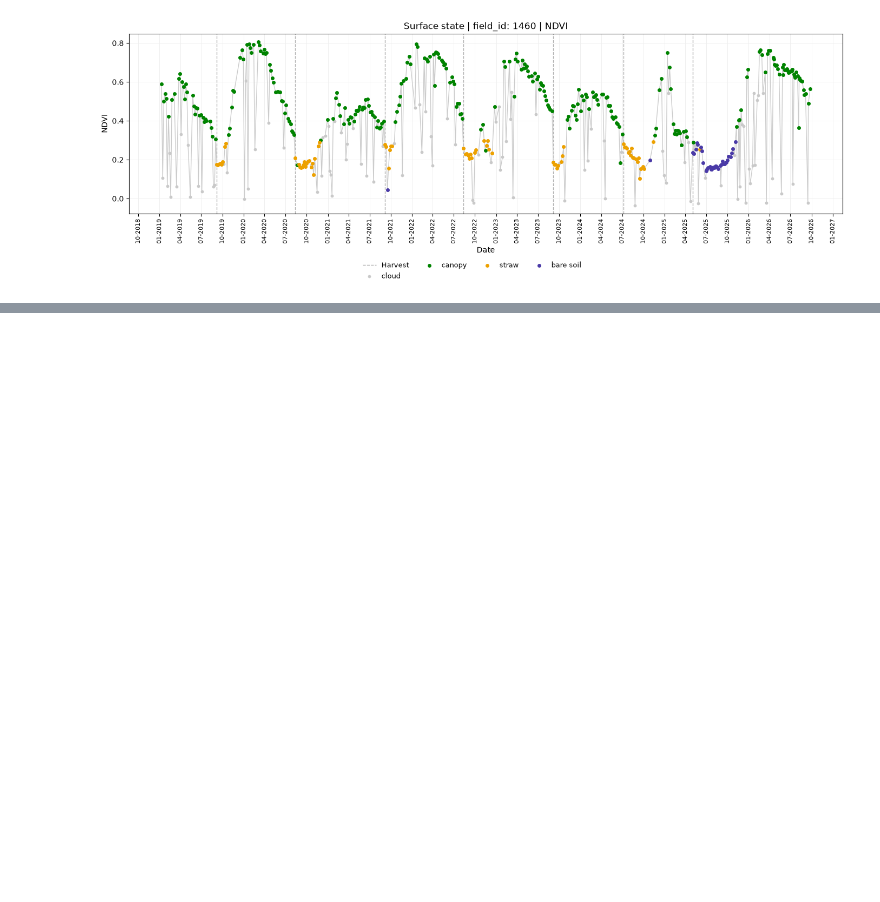
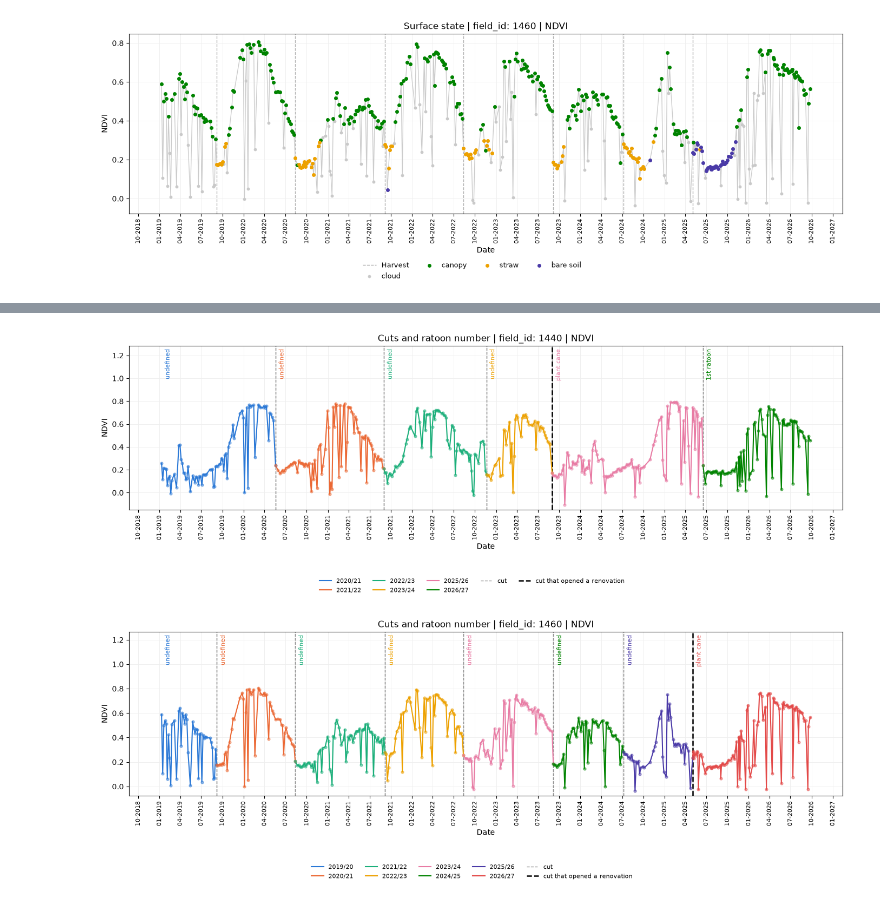
Before and after one commit to jfontenelli/cane_cycle, a Jupyter notebook: notebooks/sugarcane_cycle_analysis.ipynb, the cells around one changed output, grey strips where cells are left out. Saved outputs shown, nothing was run; the diff lists cells and outputs as text; code cells hidden in the pictures; blank space fills up the shorter version.

```diff
--- a/notebooks/vegetation_index.ipynb
+++ b/notebooks/sugarcane_cycle_analysis.ipynb
@@ -13,6 +13,11 @@ NDVI_THRESHOLD = 0.30  # NDVI at or below this means no live canopy
 SEASON_START_MONTH = 4  # crop year opens here: 4 = sugarcane, 9 = grains
 SEASON_START_DAY = 1
 RESIDUE_WINDOW = 30  # days after a harvest over which straw cover is summarised
+STRAW_COVER_MIN = 45  # cover (%) at or above which a bare date counts as straw
+SHAPE_INDEX = "NDVI"  # read on the steep parts of the curve (trough, closure)
+GROWTH_INDEX = "EVI"  # read at the top, where NDVI saturates (end of growth)
+CLOSURE_NDVI = 0.50  # SHAPE_INDEX at which the canopy counts as closed
+SMOOTHING_LAMBDA = 1000.0  # Whittaker roughness penalty: larger = smoother
 SHOW_HARVESTS = True  # mark harvest dates with a red asterisk
 SAVE_FIGURES = True
 # %%
@@ -162,5 +178,6 @@ each harvest, in the Zarc classes.
 # %%
-df = classify_surface(df)
+df = classify_surface(df, straw_cover_min=STRAW_COVER_MIN)
+df.to_csv(SURFACE_FILE, index=False)
 
 residue = summarize_residue(df, harvests, window_days=RESIDUE_WINDOW)
 residue.to_csv(RESIDUE_FILE, index=False)
@@ -200,0 +228,4 @@ for field_id in FIELDS_TO_PLOT:
+# %%
+field_renovation = flag_field_renovation(residue, cover_max=STRAW_COVER_MIN)
+field_renovation.to_csv(FIELD_RENOVATION_FILE, index=False)
+field_renovation
@@ -200,0 +246,4 @@ for field_id in FIELDS_TO_PLOT:
+# %%
+cycles = count_cuts(seasons, field_renovation)
+cycles.to_csv(CYCLES_FILE, index=False)
+cycles
@@ -200,0 +266,13 @@ for field_id in FIELDS_TO_PLOT:
+# %%
+for field_id in FIELDS_TO_PLOT:
+    save_path = None
+    if SAVE_FIGURES:
+        save_path = FIGURES_DIR / f"ratoon_cycles_{field_id}_{INDICES_TO_PLOT[0]}.png"
+    plot_cuts_timeseries(
+        df, INDICES_TO_PLOT[0], field_id, cycles,
+        harvests=harvests, save_path=save_path,
+    )
+    plt.show()
+# %% [output]
+[figure, added]
+[figure, added]
```
Also changed, not shown: parts of 23 cells of this notebook, 14 other files.
